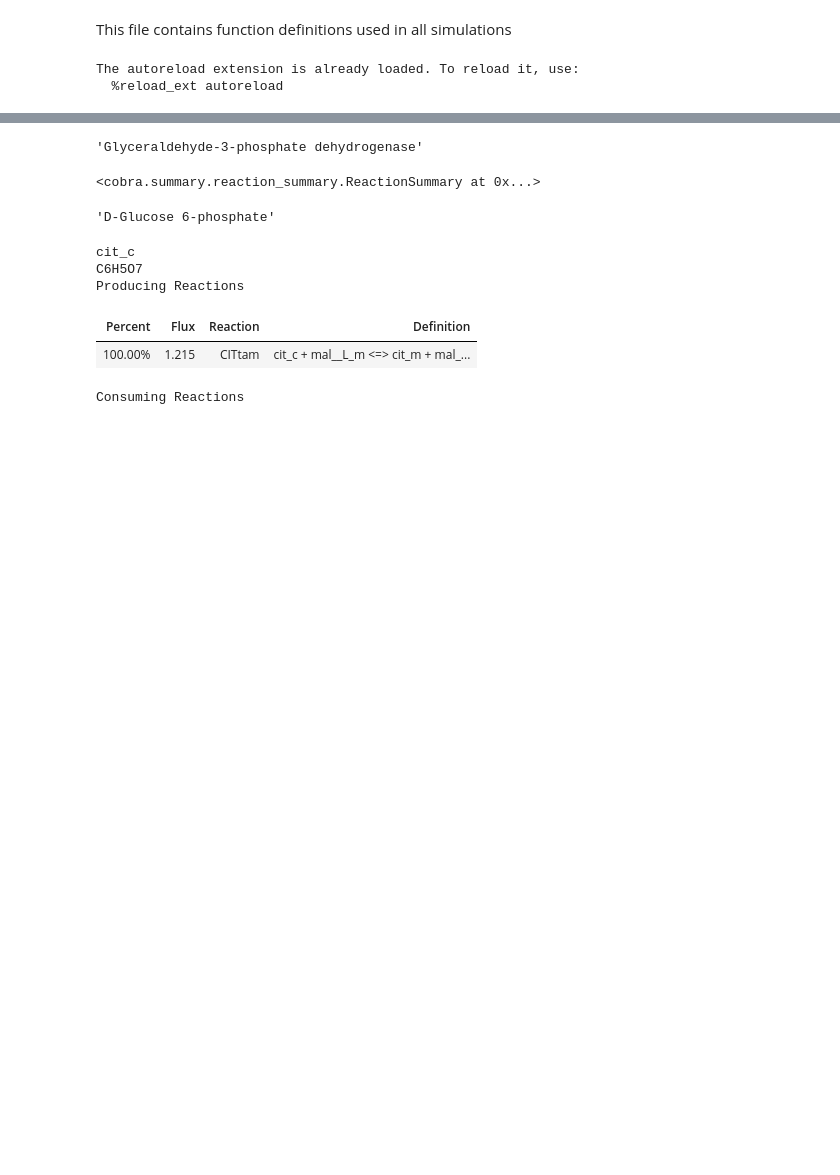
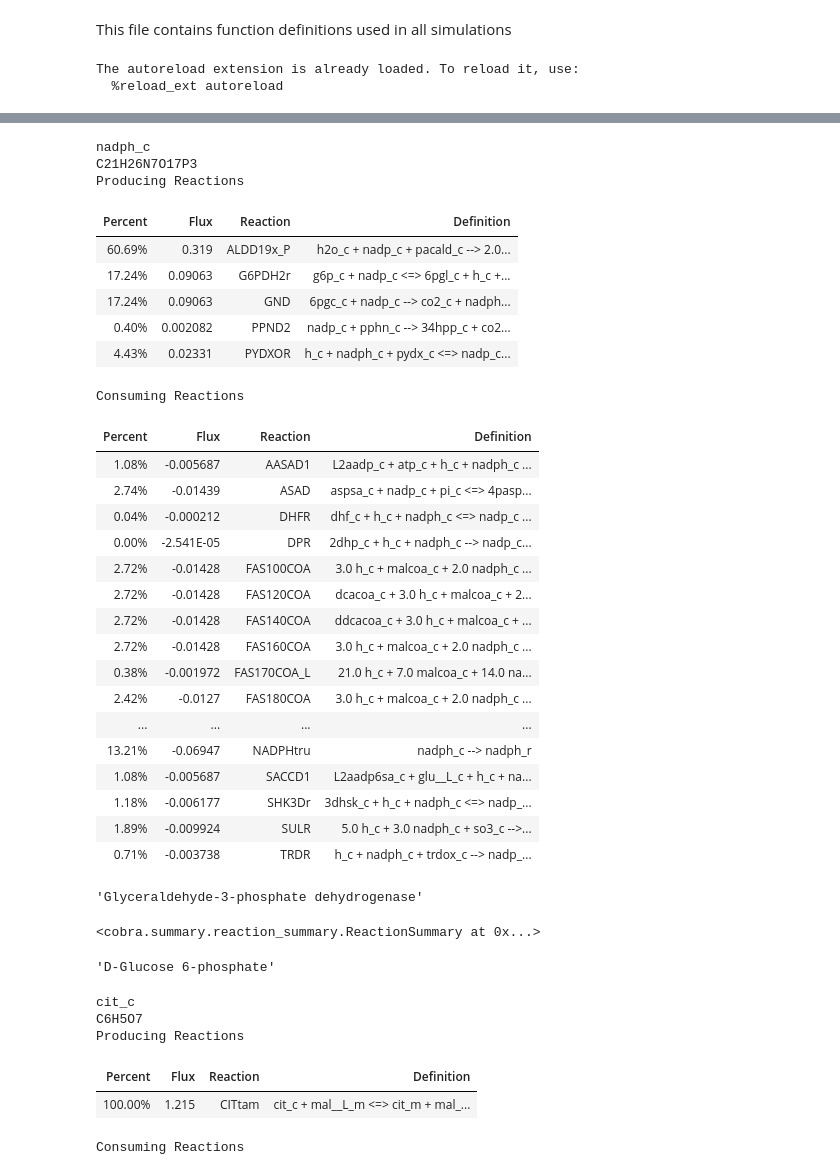
Before and after one commit to maivehanni/BSc_thesis, a Jupyter notebook: Python_scripts/Thesis_simulations_all_models/functions_test.ipynb, the cells around one changed output, grey strips where cells are left out. Saved outputs shown, nothing was run; the diff lists cells and outputs as text; code cells hidden in the pictures; blank space fills up the shorter version.

```diff
--- a/Python_scripts/Thesis_simulations_all_models/functions_test.ipynb
+++ b/Python_scripts/Thesis_simulations_all_models/functions_test.ipynb
@@ -26,3 +90,33 @@ The autoreload extension is already loaded. To reload it, use:
+# %%
+model.metabolites.nadph_c.summary()
+# %% [output]
+nadph_c
+C21H26N7O17P3
+Producing Reactions
+| Percent | Flux | Reaction | Definition |
+| 60.69% | 0.319 | ALDD19x_P | h2o_c + nadp_c + pacald_c --> 2.0... |
+| 17.24% | 0.09063 | G6PDH2r | g6p_c + nadp_c <=> 6pgl_c + h_c +... |
+| 17.24% | 0.09063 | GND | 6pgc_c + nadp_c --> co2_c + nadph... |
+| 0.40% | 0.002082 | PPND2 | nadp_c + pphn_c --> 34hpp_c + co2... |
+| 4.43% | 0.02331 | PYDXOR | h_c + nadph_c + pydx_c <=> nadp_c... |
+Consuming Reactions
+| Percent | Flux | Reaction | Definition |
+| 1.08% | -0.005687 | AASAD1 | L2aadp_c + atp_c + h_c + nadph_c ... |
+| 2.74% | -0.01439 | ASAD | aspsa_c + nadp_c + pi_c <=> 4pasp... |
+| 0.04% | -0.000212 | DHFR | dhf_c + h_c + nadph_c <=> nadp_c ... |
+| 0.00% | -2.541E-05 | DPR | 2dhp_c + h_c + nadph_c --> nadp_c... |
+| 2.72% | -0.01428 | FAS100COA | 3.0 h_c + malcoa_c + 2.0 nadph_c ... |
+| 2.72% | -0.01428 | FAS120COA | dcacoa_c + 3.0 h_c + malcoa_c + 2... |
+| 2.72% | -0.01428 | FAS140COA | ddcacoa_c + 3.0 h_c + malcoa_c + ... |
+| 2.72% | -0.01428 | FAS160COA | 3.0 h_c + malcoa_c + 2.0 nadph_c ... |
+| 0.38% | -0.001972 | FAS170COA_L | 21.0 h_c + 7.0 malcoa_c + 14.0 na... |
+| 2.42% | -0.0127 | FAS180COA | 3.0 h_c + malcoa_c + 2.0 nadph_c ... |
+| ... | ... | ... | ... |
+| 13.21% | -0.06947 | NADPHtru | nadph_c --> nadph_r |
+| 1.08% | -0.005687 | SACCD1 | L2aadp6sa_c + glu__L_c + h_c + na... |
+| 1.18% | -0.006177 | SHK3Dr | 3dhsk_c + h_c + nadph_c <=> nadp_... |
+| 1.89% | -0.009924 | SULR | 5.0 h_c + 3.0 nadph_c + so3_c -->... |
+| 0.71% | -0.003738 | TRDR | h_c + nadph_c + trdox_c --> nadp_... |
 # %%
 
 # model_path = "C:\\Users\\Maive\\Desktop\\BSc_loputoo\\Model_files\\NP11\\rhto.xml"
```
Also changed, not shown: parts of 6 cells of this notebook, 34 other files.
